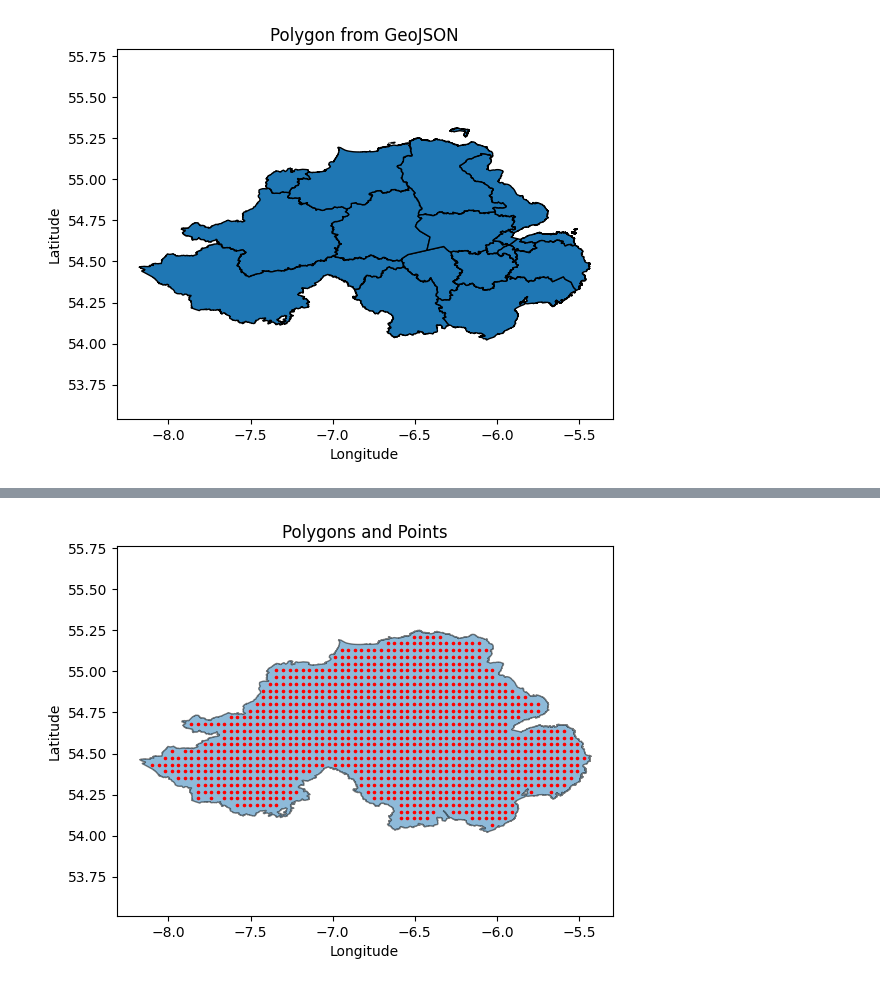
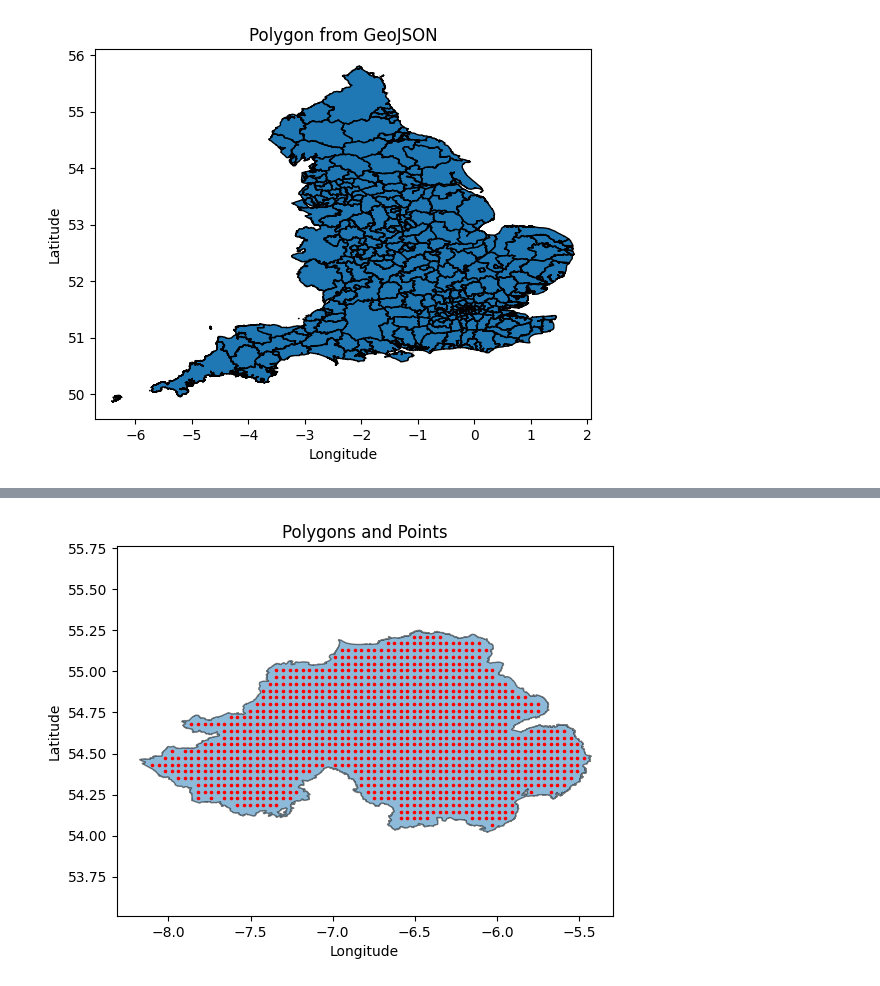
Before and after one commit to jamese21/CVDDMUK, a Jupyter notebook: k-means-partitioning.ipynb, the cells around one changed output, grey strips where cells are left out. Saved outputs shown, nothing was run; the diff lists cells and outputs as text; code cells hidden in the pictures.

```diff
--- a/k-means-partitioning.ipynb
+++ b/k-means-partitioning.ipynb
@@ -13,16 +13,16 @@ from utils import *
 # %%
 # Read NI GEOJSON file to a GeoPandas Dataframe, plot using matplotlib
 
-geojson_file = './data/ni.json'
+geojson_file = './UK-GeoJSON/json/administrative/eng/lad.json'
 gdf = gpd.read_file(geojson_file)
 gdf.plot(edgecolor='black')  # You can customize the colors and styles
 plt.title('Polygon from GeoJSON')
 plt.xlabel('Longitude')
 plt.ylabel('Latitude')
 plt.axis('equal')  # Keep aspect ratio
 plt.show()
 # %% [output]
-[figure, old version]
+[figure, new version]
 # %%
 # Convert from raw geojson to shapely polygon with no islands or internal borders
 
```
Also changed, not shown: parts of 8 cells of this notebook, 3 other files.
